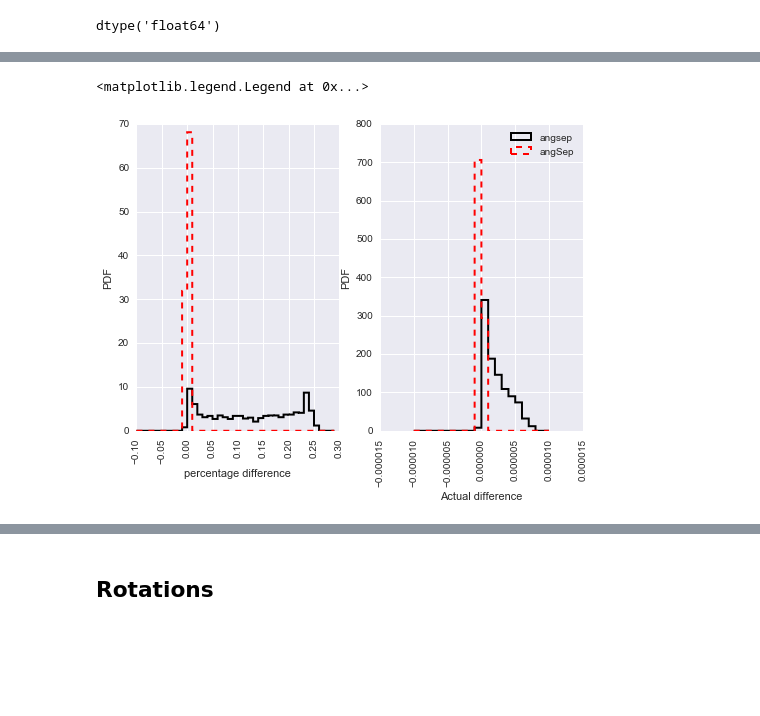
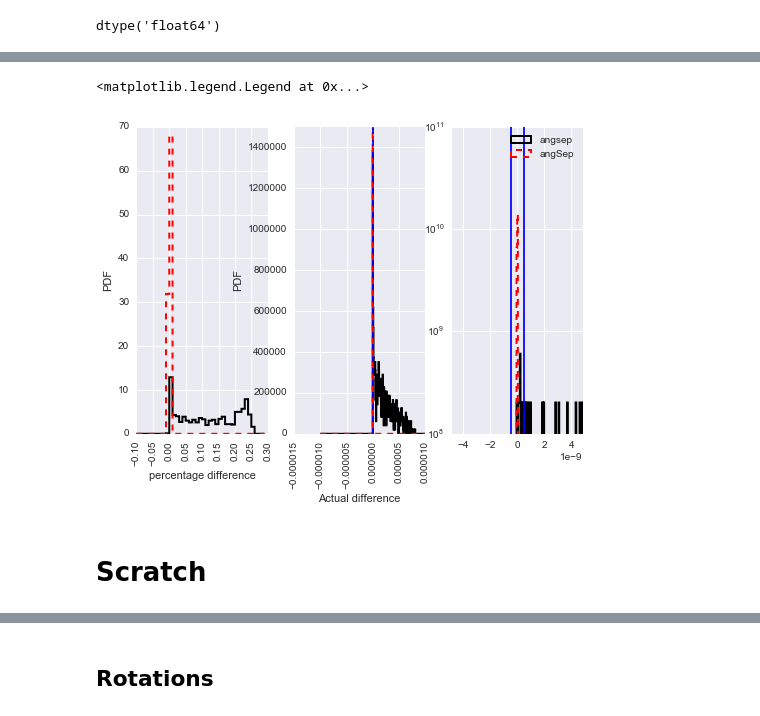
Before and after one commit to rbiswas4/BenchmarkInstanceCatalogs, a Jupyter notebook: examples/galaxyTiled_properties.ipynb, the cells around one changed output, grey strips where cells are left out. Drawn from its saved outputs; the diff is of its cells as text; code cells hidden in the pictures; blank space fills up the shorter version.

```diff
--- a/examples/galaxyTiled_properties.ipynb
+++ b/examples/galaxyTiled_properties.ipynb
@@ -164,8 +144,13 @@ def rotation(df, delta=0):
 constr='redshift < 0.4'
 gBase = galCopy(galaxyTiled, obs_metadata=observerMetaData, constraint=constr)
 gBase.write_catalog('gBase.csv')
-gBase_df  = pd.read_csv('gBase.csv', delimiter=', ',index_col='#galtileid')
+#, defaultfmt='%.16f')
+gBase_df  = pd.read_csv('gBase.csv', delimiter=', ', index_col='#galtileid', engine='python')
 gBase_df.index.name = 'galtileid'
+#cols = gBase_df.columns
+#aliasCols = {x:x.strip() for x in cols}
+#gBase_df.rename(columns=aliasCols, inplace=True)
+#gBase_df = pd.DataFrame(tmp)
 gBase_df.head()
 # %% [output]
 |  | raJ2000 | decJ2000 | redshift | mass_stellar | absmag_r_total |
@@ -178,5 +185,7 @@ gBase_df.head()
 # %%
+# reset the id to
 gBase_df['id'] = galIds(22, gBase_df.index.values)
+gBase_df.reset_index(inplace=True)
 gBase_df.set_index('id', inplace=True)
 gBase_df.head()
 # %% [output]
@@ -192,8 +201,11 @@ gBase_df.head()
 # %%
 gTile_1 = galCopy(galaxyTiled, obs_metadata=observerMetaData_1, constraint=constr)
 gTile_1.write_catalog('gTile_1.csv')
-gTile1_df  = pd.read_csv('gTile_1.csv', delimiter=', ', index_col='#galtileid')
-gTile1_df.index.name = 'galtileid'
+gTile1_df  = pd.read_csv('gTile_1.csv', delimiter=', ', index_col='#galtileid', engine='python')
+gTile1_df.index.name = 'galtileid_1'
+#cols = gTile1_df.columns
+#aliasCols = {x:x.strip() for x in cols}
+#gTile_df.rename(columns=aliasCols, inplace=True)
 gTile1_df.head()
 # %% [output]
 |  | raJ2000 | decJ2000 | redshift | mass_stellar | absmag_r_total |
@@ -206,5 +235,6 @@ gTile1_df.head()
 # %%
 gTile1_df['id'] = galIds(21, gTile1_df.index.values)
+gTile1_df.reset_index(inplace=True)
 gTile1_df.set_index('id', inplace=True)
 gTile1_df.rename(columns={'raJ2000':'raJ2000_1', 'decJ2000':'decJ2000_1', 'redshift': 'redshift_1',
                           'mass_stellar':'mass_stellar_1', 'absmag_r_total':'absmag_r_total_1'},
@@ -420,36 +511,46 @@ df.head()
 # %%
-fig, ax = plt.subplots(1, 2, squeeze=True)
+fig, ax = plt.subplots(1,3 , squeeze=True)
 
 
 _ = ax[0].hist(100.*(df.ratio.values - 1.), bins=np.arange(-0.1, 0.3, 0.01), normed=1,
                histtype='step', alpha=1, lw=2., color='k')
 xticks = ax[0].get_xticklabels()
 _ = [xtick.set_rotation(90.) for xtick in xticks]
 
 _ = ax[0].hist(100.*(df.theta_ratio.values - 1.), bins=np.arange(-0.1, 0.3, 0.01),
                normed=1,
                histtype='step', alpha=1, lw=2., color='r', ls='dashed')
 
 
 
 # sns.kdeplot(df.ratio - 1., ax=ax)
 ax[0].set_xlabel('percentage difference')
 ax[0].set_ylabel('PDF')
-_ = ax[1].hist((df.ratio.values - 1.)*df.angsep,normed=0, bins=np.arange(-0.00001, 0.00001, 0.000001),
+_ = ax[1].hist((df.ratio.values - 1.)*df.angsep,normed=1, bins=np.arange(-0.00001, 0.00001, 10.* milliarcsec),
         histtype='step', alpha=1, lw=2., color='k')
-_ = ax[1].hist((df.theta_ratio.values - 1.)*df.angSep,normed=0, bins=np.arange(-0.00001, 0.00001, 0.000001),
+_ = ax[1].hist((df.theta_ratio.values - 1.)*df.angSep,normed=1, bins=np.arange(-0.00001, 0.00001, 10.* milliarcsec),
         histtype='step', alpha=1, lw=2., color='r', ls='dashed')
-
-
+#ax[1].axvline(np.radians(1.0/60./60.), ls='dashed')
+ax[1].axvline(10* milliarcsec, ls='dashed')
+ax[1].set_ylim(ymax=1500000)
 xticks = ax[1].get_xticklabels()
 _ = [xtick.set_rotation(90.) for xtick in xticks]
-
-
 # sns.kdeplot(df.ratio - 1., ax=ax)
 ax[1].set_xlabel('Actual difference')
 ax[1].set_ylabel('PDF')
-#fig.legend(loc='best')
-plt.legend()
+_ = ax[2].hist((df.ratio.values - 1.)*df.angsep,normed=1, bins=np.arange(-20.*milliarcsec, 20.*milliarcsec,
+                                                                         milliarcsec/100.),
+        histtype='step', alpha=1, lw=2., color='k')
+
+
+_ = ax[2].hist((df.theta_ratio.values - 1.)*df.angSep,normed=1, bins=np.arange(-20.*milliarcsec, 20.*milliarcsec,
+                                                                               milliarcsec/100),
+        histtype='step', alpha=1, lw=2., color='r', ls='dashed')
+ax[2].axvline(milliarcsec/10)
+ax[2].axvline(-milliarcsec/10)
+ax[2].set_xlim(-milliarcsec, milliarcsec)
+_ = ax[2].set_yscale('log')
+plt.legend(loc='best')
 # %% [output]
 <matplotlib.legend.Legend at 0x...>
-[figure, old version]
+[figure, new version]
@@ -458,3 +557,5 @@ plt.plot()
+# %% [markdown]
+# Scratch
 # %%
 fig, ax = plt.subplots(1,2)
 _ = ax[0].hist(common.decJ2000_1 + common.thetaprime_1 - np.pi/2., histtype='step', alpha=1., lw=2.)
```
Also changed, not shown: parts of 50 cells of this notebook.
